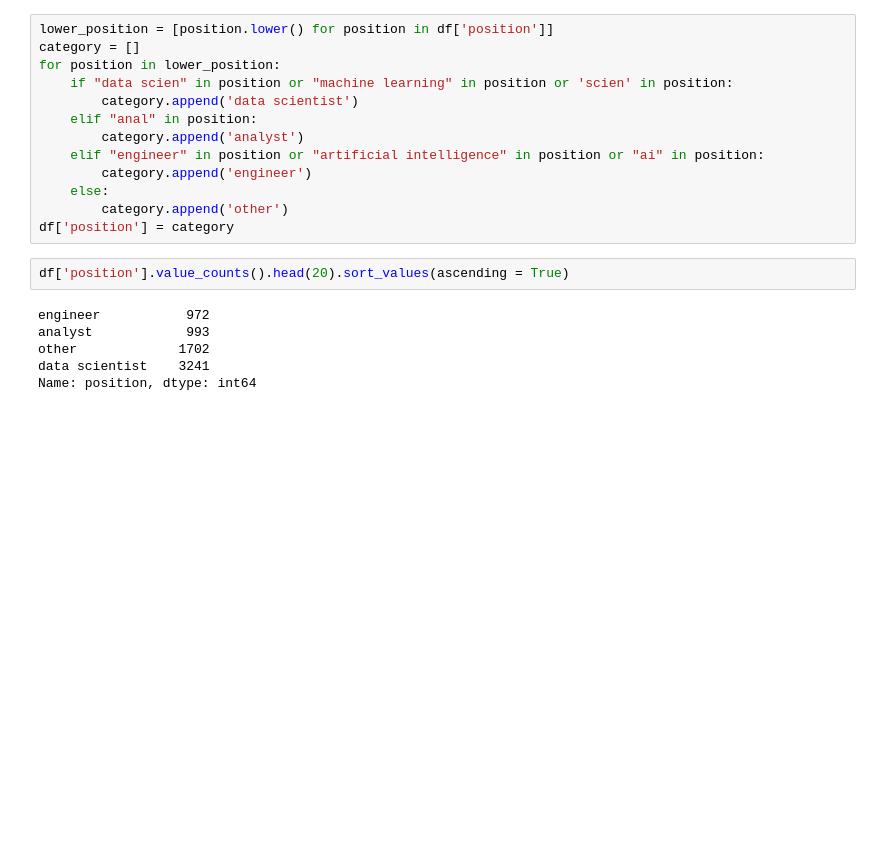
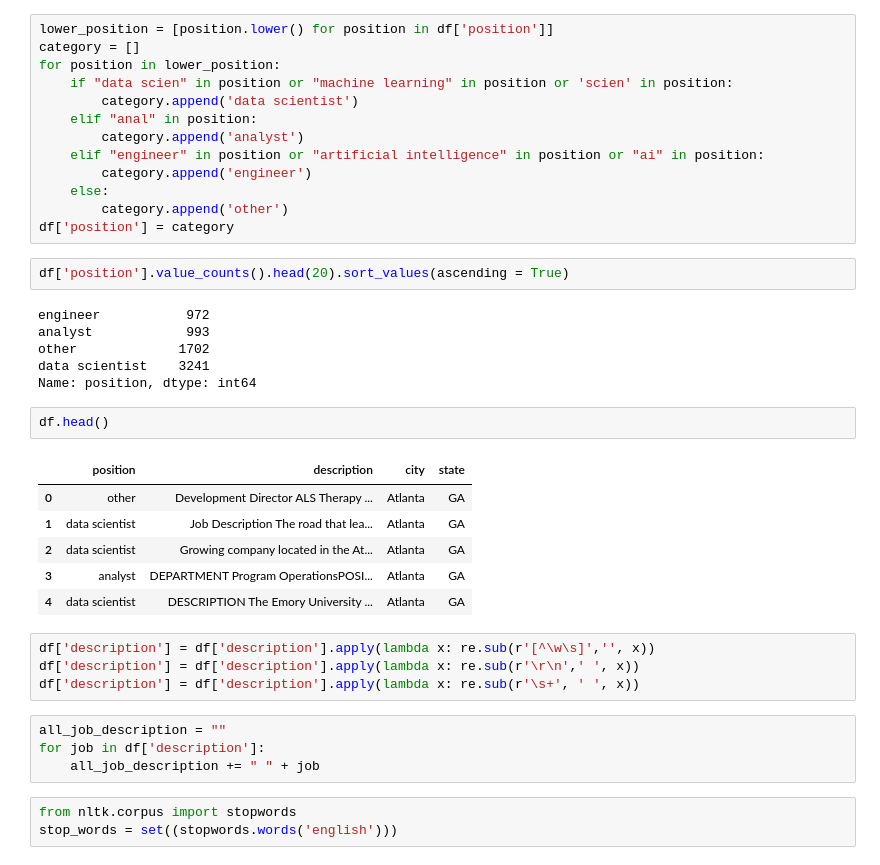
Before and after one commit to marc-soler/Ironhack_lab_work, a Jupyter notebook: Projects/1. Working with messy data/Working with messy data.ipynb, the cells around one changed output. Saved outputs shown, nothing was run; the diff lists cells and outputs as text; blank space fills up the shorter version.

```diff
--- a/Projects/1. Working with messy data/Working with messy data.ipynb
+++ b/Projects/1. Working with messy data/Working with messy data.ipynb
@@ -51,3 +54,23 @@ analyst            993
 other             1702
 data scientist    3241
 Name: position, dtype: int64
+# %%
+df.head()
+# %% [output]
+|  | position | description | city | state |
+| 0 | other | Development Director ALS Therapy ... | Atlanta | GA |
+| 1 | data scientist | Job Description The road that lea... | Atlanta | GA |
+| 2 | data scientist | Growing company located in the At... | Atlanta | GA |
+| 3 | analyst | DEPARTMENT Program OperationsPOSI... | Atlanta | GA |
+| 4 | data scientist | DESCRIPTION The Emory University ... | Atlanta | GA |
+# %%
+df['description'] = df['description'].apply(lambda x: re.sub(r'[^\w\s]','', x))
+df['description'] = df['description'].apply(lambda x: re.sub(r'\r\n',' ', x))
+df['description'] = df['description'].apply(lambda x: re.sub(r'\s+', ' ', x))
+# %%
+all_job_description = ""
+for job in df['description']:
+    all_job_description += " " + job
+# %%
+from nltk.corpus import stopwords
+stop_words = set((stopwords.words('english')))
```
Also changed, not shown: parts of 5 cells of this notebook, 4 other files.
